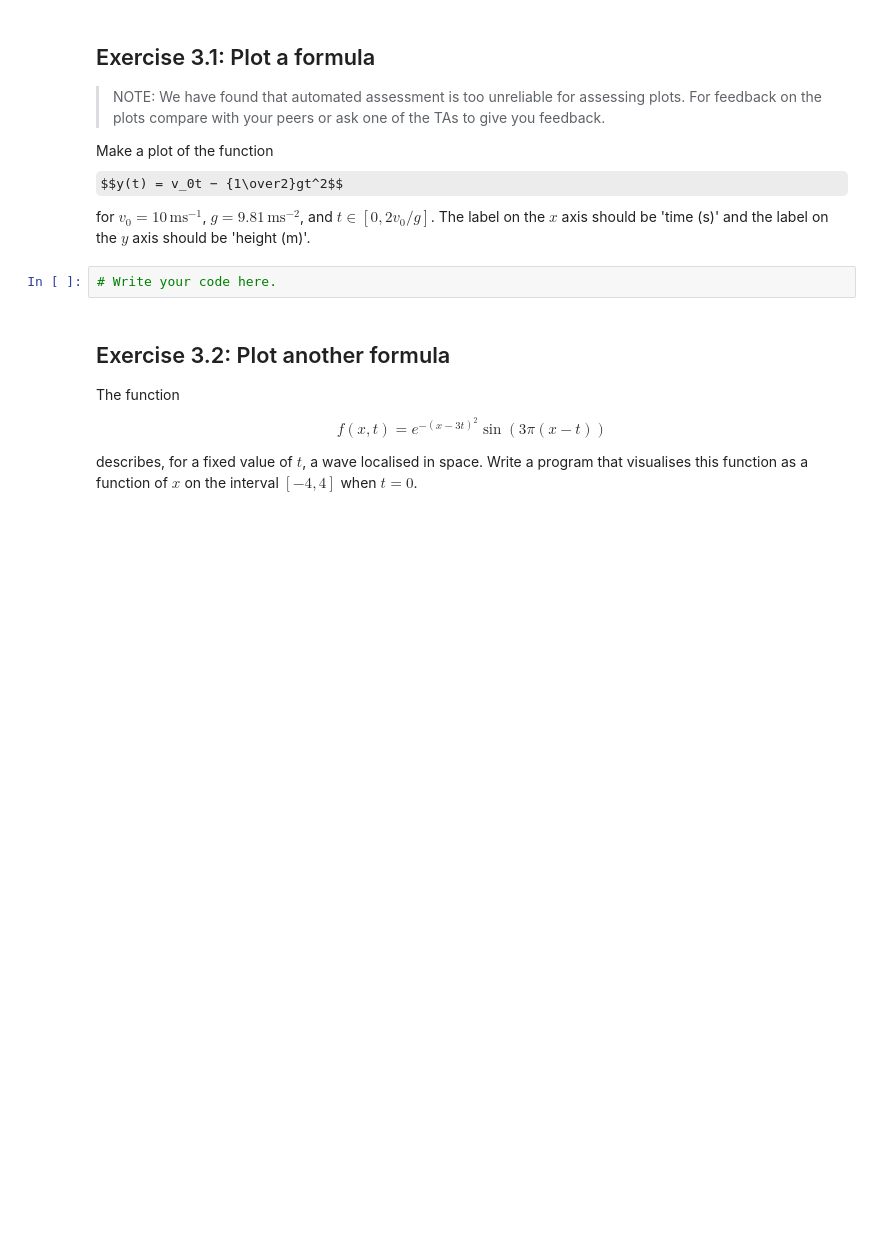
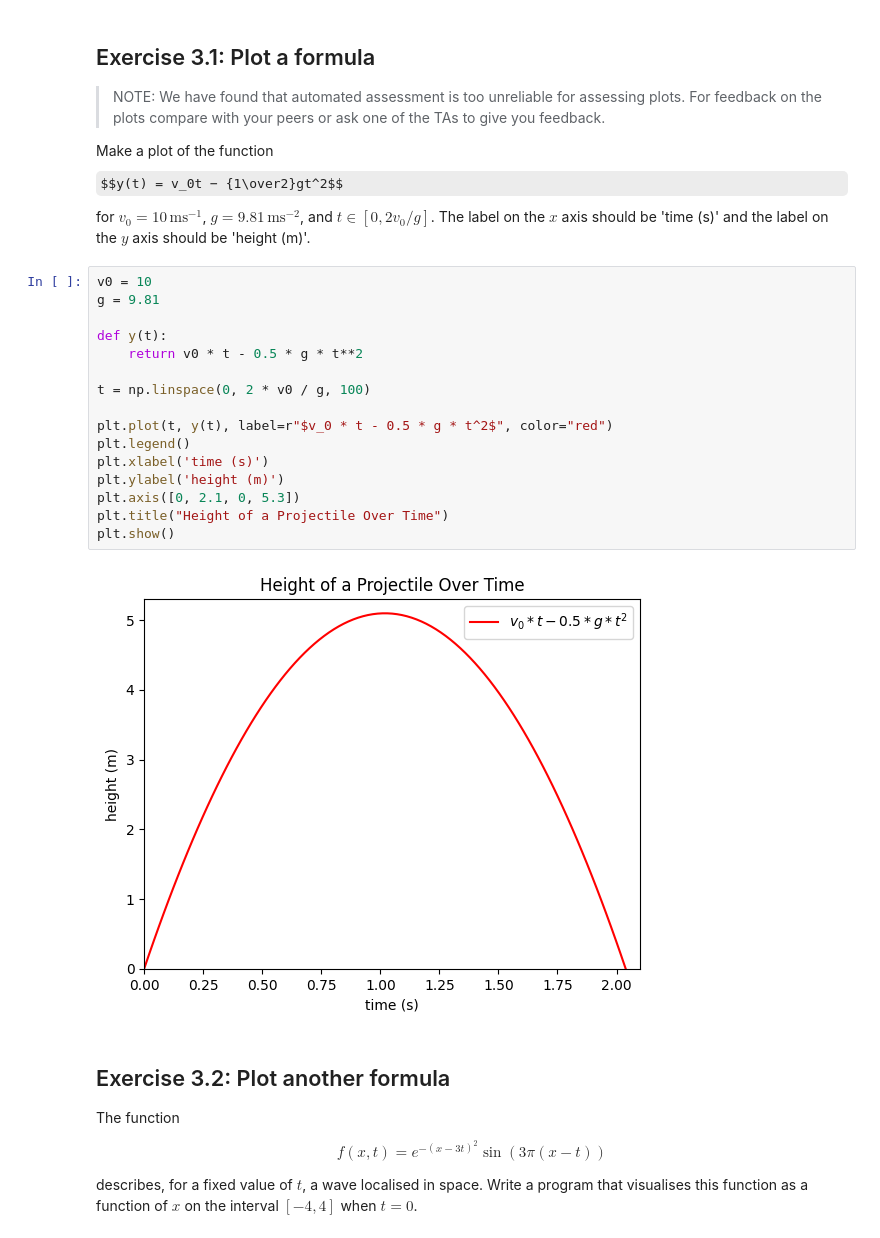
Before and after one commit to ada-3113482811/intro-to-python, a Jupyter notebook: lecture3/lecture3.ipynb, the cells around one changed output. Cells and saved outputs as stored; diff of their text form; some formulas as TeX source; blank space fills up the shorter version.

```diff
--- a/lecture3/lecture3.ipynb
+++ b/lecture3/lecture3.ipynb
@@ -57,8 +61,24 @@ plt.show()
 > NOTE: We have found that automated assessment is too unreliable for assessing plots. For feedback on the plots compare with your peers or ask one of the TAs to give you feedback.
 
 Make a plot of the function $$y(t) = v_0t − {1\over2}gt^2$$ for $v_0 = 10 \,\text{ms}^{-1}$, $g = 9.81 \,\text{ms}^{-2}$, and $t \in [0, 2v_0/g]$. The label on the $x$ axis should be 'time (s)' and the label on the $y$ axis should be 'height (m)'.
-# %%
-# Write your code here.
+# %%
+v0 = 10
+g = 9.81
+
+def y(t):
+    return v0 * t - 0.5 * g * t**2
+
+t = np.linspace(0, 2 * v0 / g, 100)
+
+plt.plot(t, y(t), label=r"$v_0 * t - 0.5 * g * t^2$", color="red")
+plt.legend()
+plt.xlabel('time (s)')
+plt.ylabel('height (m)')
+plt.axis([0, 2.1, 0, 5.3])
+plt.title("Height of a Projectile Over Time")
+plt.show()
+# %% [output]
+[figure, added]
 # %% [markdown]
 ## Exercise 3.2: Plot another formula
 
```
Also changed, not shown: parts of 10 cells of this notebook.
